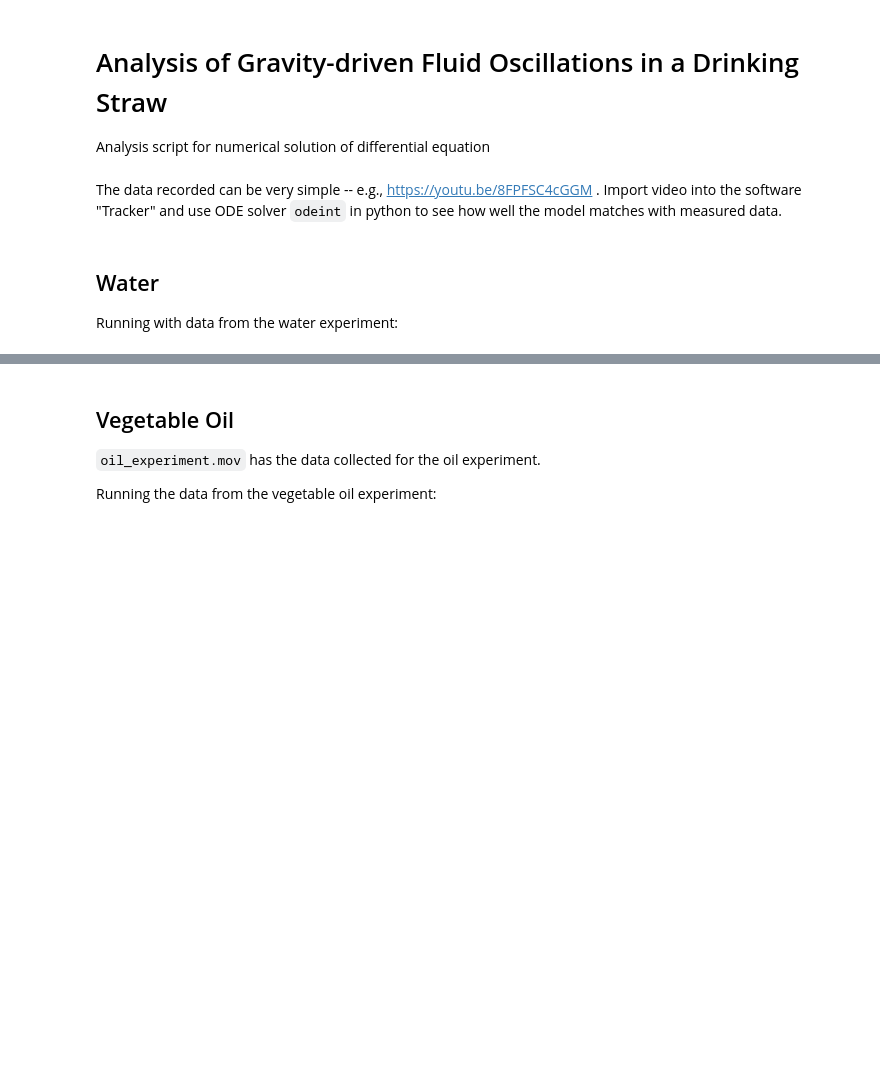
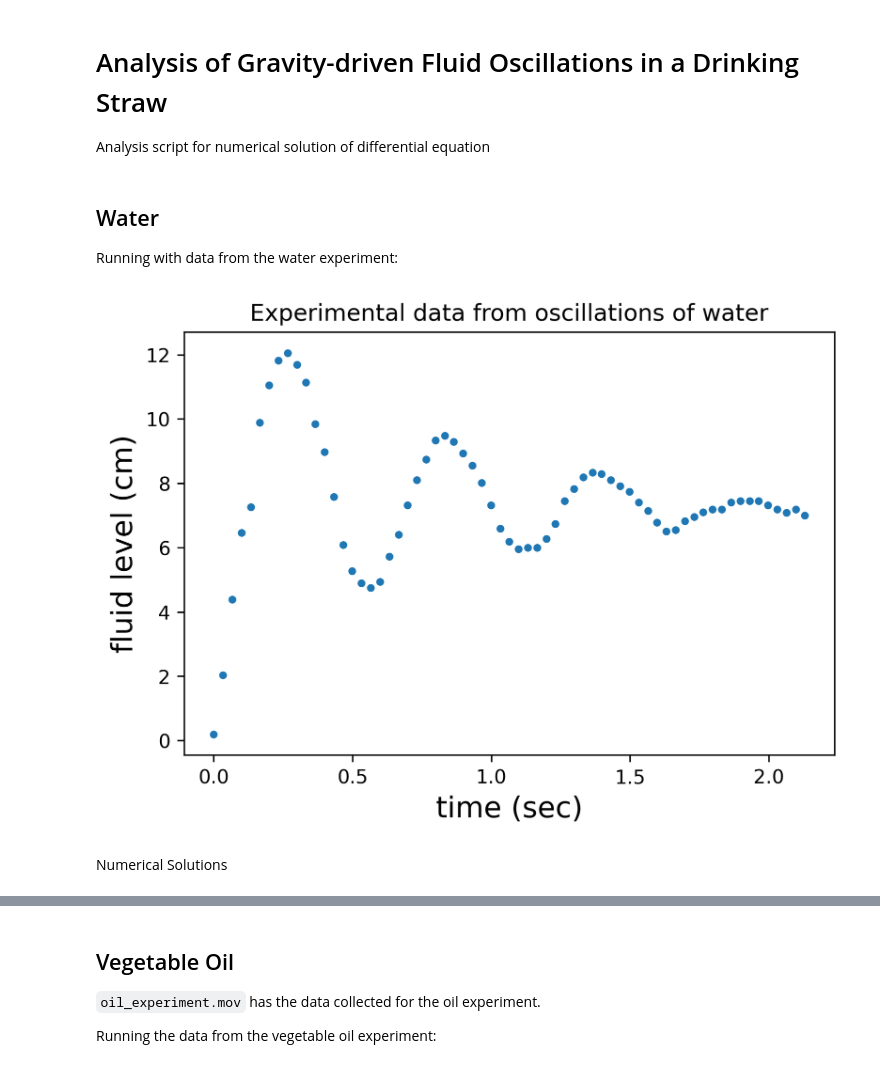
Before and after one commit to kevroi/AdvLab, a Jupyter notebook: fluid_osc/GravityDrivenFluidOscillations.ipynb, the cells around one changed output, grey strips where cells are left out. Drawn from its saved outputs; the diff is of its cells as text; code cells hidden in the pictures; blank space fills up the shorter version.

Commit message:
data for report

```diff
--- a/fluid_osc/GravityDrivenFluidOscillations.ipynb
+++ b/fluid_osc/GravityDrivenFluidOscillations.ipynb
@@ -8,13 +8,49 @@ import numpy as np
 import scipy as sp
 from ipywidgets import interact
 from scipy.integrate import odeint
+from scipy import signal
 import matplotlib.pyplot as plt
 from scipy import optimize, stats
 # This makes the plots appear inside the notebook
 %matplotlib inline
+plt.rcParams['figure.dpi'] = 300
+# plt.rcParams['axes.titlesize'] = 'small'
+# # plt.rcParams['figure.titlesize'] = 'normal'
+# plt.rcParams['figure.figsize'] = (4,3)
+# plt.rc('axes', labelsize=11, titlesize=11)
 # %matplotlib nbagg
-# %% [markdown]
-The data recorded can be very simple -- e.g., https://youtu.be/8FPFSC4cGGM . Import video into the software "Tracker" and use ODE solver `odeint` in python to see how well the model matches with measured data.
 # %% [markdown]
 ## Water
 Running with data from the water experiment:
+# %%
+# user-modified area: Import data:
+fluid = 'water'
+file_dir = './'
+filename= f'{fluid}7cm.txt'
+
+
+data = np.genfromtxt(filename,delimiter='\t',skip_header=2 )
+time_data = data[:,0]
+x_data = data[:,1]
+z_data = data[:,1]*100 # in cm
+
+timeshift = 0 # shifted so that t=0 is the time in video that the cap is released.
+
+time_data_clean = time_data[np.isfinite(z_data)]-timeshift # cleaned data includes the timeshift, and removes any instances of infinite.
+
+z_data_clean = z_data[np.isfinite(z_data)]
+z_err = np.array([0.05]*len(z_data_clean))
+# print('Time Data: ', time_data_clean)
+# print('Z Data: ', z_data_clean)
+# print('Z Error: ', z_err)
+
+# plot raw data
+plt.errorbar(time_data_clean,z_data_clean, yerr=z_err, fmt='.')
+plt.xlabel('time (sec)',fontsize=15)
+plt.ylabel('fluid level (cm)',fontsize=15)
+plt.title(f'Experimental data from oscillations of {fluid}')
+plt.show()
+# %% [output]
+[figure, added]
+# %% [markdown]
+Numerical Solutions
```
Also changed, not shown: parts of 92 cells of this notebook, 19 other files.
